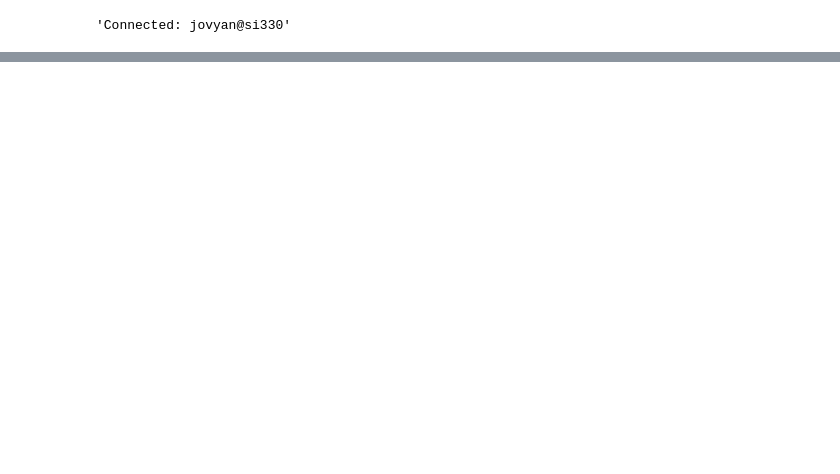
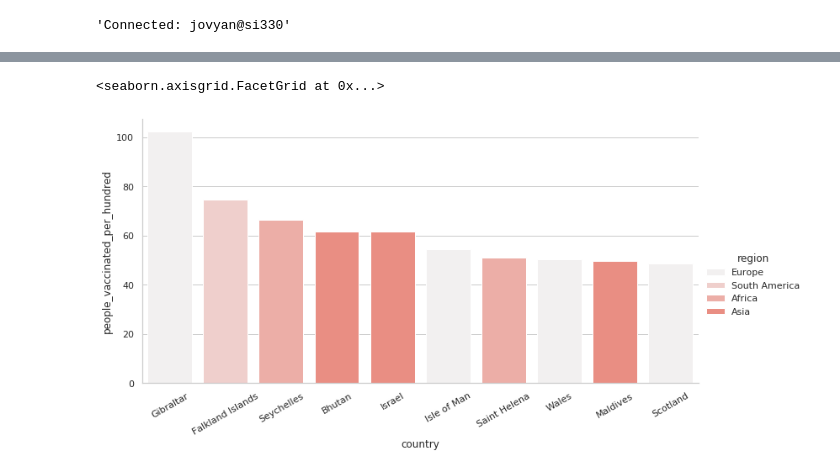
Before and after one commit to chiujess/si330-final, a Jupyter notebook: final.ipynb, the cells around one changed output, grey strips where cells are left out. Drawn from its saved outputs; the diff is of its cells as text; code cells hidden in the pictures; blank space fills up the shorter version.

```diff
--- a/final.ipynb
+++ b/final.ipynb
@@ -47,0 +124,14 @@ Done.
+# %%
+cols = ['country', 'people_vaccinated_per_hundred', 'region']
+total_vaccinations = vaccination_df[cols].groupby('country').max()
+top_ten = total_vaccinations.sort_values('people_vaccinated_per_hundred', ascending=False).reset_index().head(10)
+top_ten.at[6,'region'] = 'Africa'
+top_ten.at[7,'region'] = 'Europe'
+top_ten.at[9,'region'] = 'Europe'
+top_ten
+sns.set_style("whitegrid")
+g = sns.catplot(data=top_ten, x='country', y='people_vaccinated_per_hundred', color='salmon', kind='bar', hue='region', aspect=2, dodge = False)
+g.set_xticklabels(rotation=30)
+# %% [output]
+<seaborn.axisgrid.FacetGrid at 0x...>
+[figure, added]
```
Also changed, not shown: parts of 14 cells of this notebook, 3 other files.
